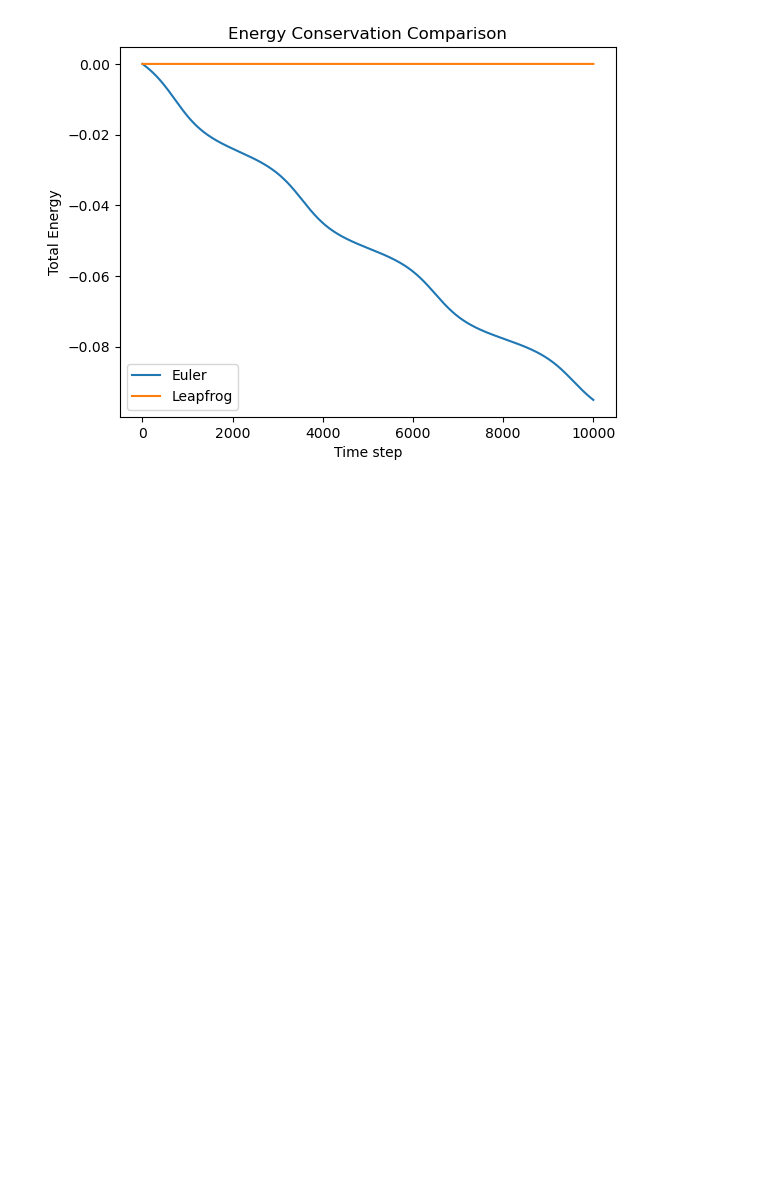
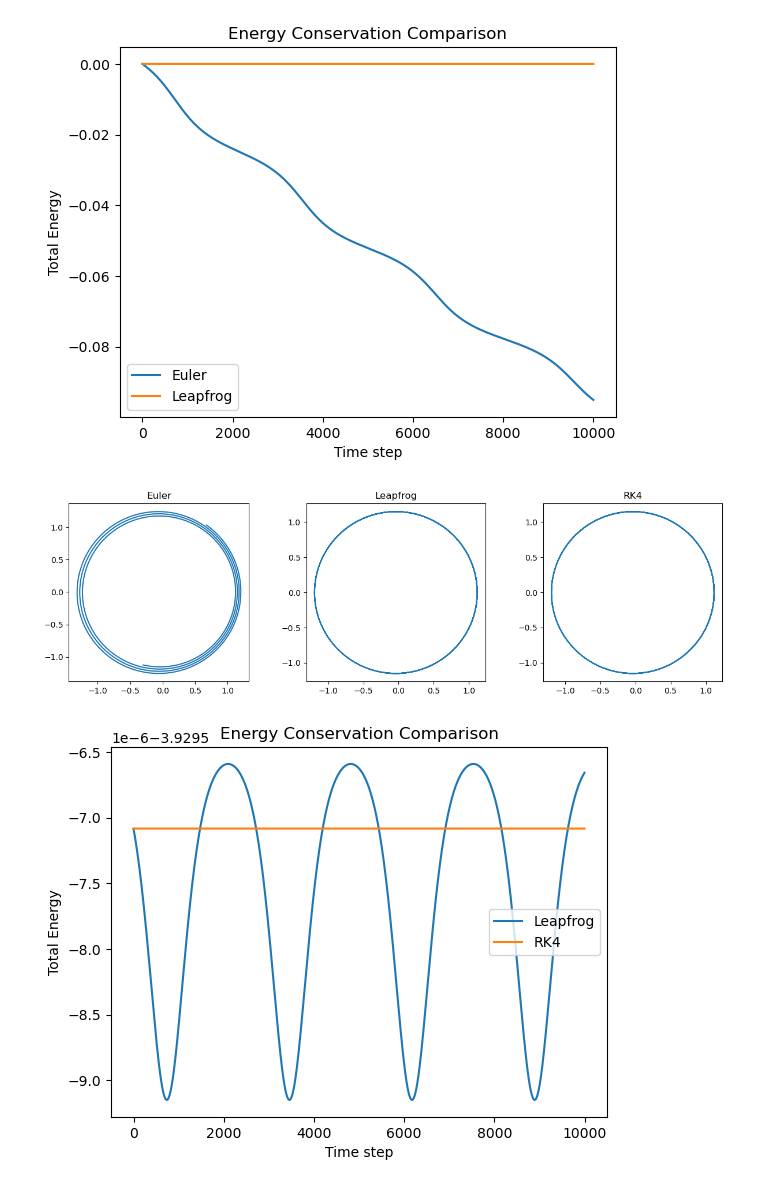
Before and after one commit to kassbell/ASTR4470-finalproject, a Jupyter notebook: notebooks/orbit_tests.ipynb, the cells around one changed output. Cells and saved outputs as stored; diff of their text form; code cells hidden in the pictures; blank space fills up the shorter version.

```diff
--- a/notebooks/orbit_tests.ipynb
+++ b/notebooks/orbit_tests.ipynb
@@ -184,3 +242,47 @@ plt.title("Energy Conservation Comparison")
 plt.show()
 # %% [output]
 [figure]
+# %%
+x_rk = x.copy()
+v_rk = v.copy()
+
+traj_rk = []
+energy_rk = []
+
+for step in range(nsteps):
+    x_rk, v_rk = integrators.step_rk4(x_rk, v_rk, m, dt)
+    traj_rk.append(x_rk.copy())
+    energy_rk.append(analysis.compute_energy(x_rk, v_rk, m))
+
+traj_rk = np.array(traj_rk)
+energy_rk = np.array(energy_rk)
+
+fig, axes = plt.subplots(1, 3, figsize=(15, 4))
+
+axes[0].plot(traj_e[:,1,0], traj_e[:,1,1])
+axes[0].set_title("Euler")
+
+axes[1].plot(traj_l[:,1,0], traj_l[:,1,1])
+axes[1].set_title("Leapfrog")
+
+axes[2].plot(traj_rk[:,1,0], traj_rk[:,1,1])
+axes[2].set_title("RK4")
+
+for ax in axes:
+    ax.set_aspect('equal')
+
+plt.show()
+
+#plt.plot(energy_e, label="Euler")
+plt.plot(energy_l, label="Leapfrog")
+plt.plot(energy_rk, label="RK4")
+
+plt.xlabel("Time step")
+plt.ylabel("Total Energy")
+plt.legend()
+plt.title("Energy Conservation Comparison")
+
+plt.show()
+# %% [output]
+[figure, added]
+[figure, added]
```
Also changed, not shown: parts of 3 cells of this notebook, 2 other files.
